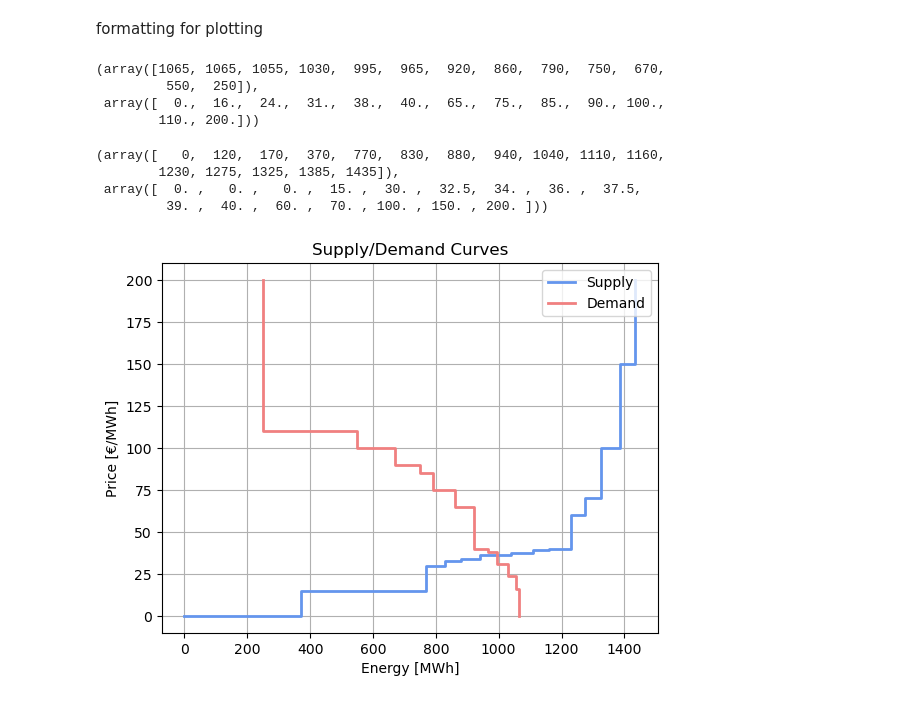
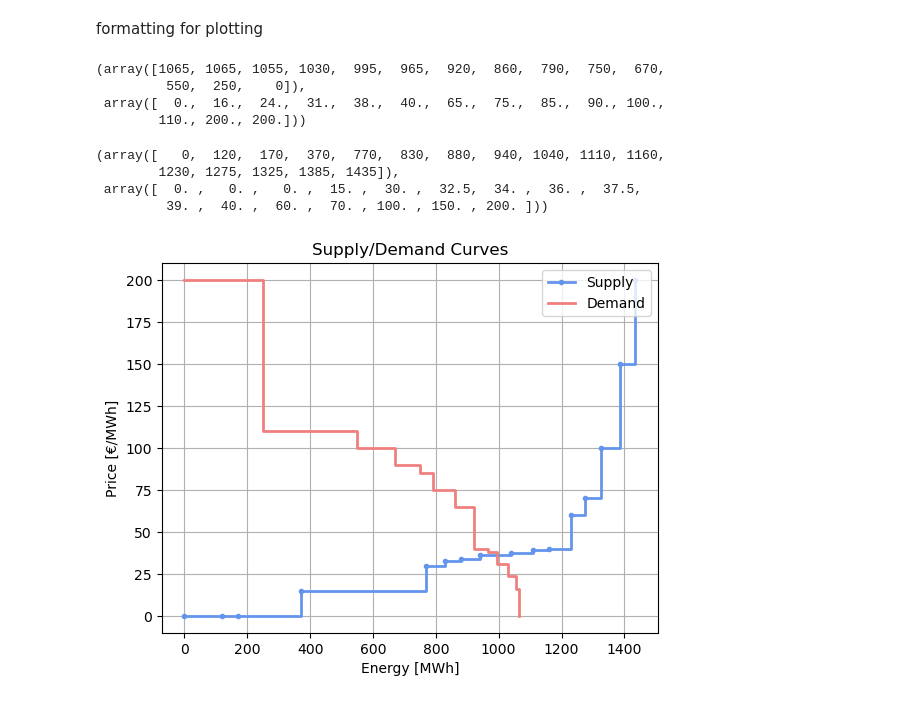
Before and after one commit to damiskov/market-clearing-price, a Jupyter notebook: code/visualise.ipynb, the cells around one changed output. Cells and saved outputs as stored; diff of their text form; code cells hidden in the pictures.

Commit message:
fixed small issue in supply/demand plot

```diff
--- a/code/visualise.ipynb
+++ b/code/visualise.ipynb
@@ -56,15 +56,17 @@ price_supply, price_demand = df_supply['Price'].to_numpy(), df_demand['Price'].t
 formatting for plotting
 # %%
 x_demand = np.cumsum(quantity_demand)[::-1]
-x_demand = np.append(x_demand[0], x_demand)
+x_demand = np.append(np.array(x_demand[0]), x_demand)
+x_demand = np.append(x_demand, np.array([0]))
 y_demand = price_demand[::-1]
 y_demand = np.append(np.array([0]), y_demand)
+y_demand = np.append(y_demand, np.array(y_demand[-1]))
 x_demand, y_demand
 # %% [output]
 (array([1065, 1065, 1055, 1030,  995,  965,  920,  860,  790,  750,  670,
-         550,  250]),
+         550,  250,    0]),
  array([  0.,  16.,  24.,  31.,  38.,  40.,  65.,  75.,  85.,  90., 100.,
-        110., 200.]))
+        110., 200., 200.]))
 # %%
 x_supply = np.cumsum(quantity_supply)
 x_supply = np.append(np.array([0]), x_supply)
@@ -78,19 +80,19 @@ x_supply, y_supply
 # %%
 # Create the step plot
 fig, ax = plt.subplots()
 fig.figsize=(10, 6)
 
-ax.step(x_supply, y_supply, where='post', label='Supply', color='cornflowerblue', linewidth=2)
+ax.step(x_supply, y_supply, where='post', label='Supply', color='cornflowerblue', linewidth=2, marker='.')
 ax.step(x_demand, y_demand, where='post', label='Demand', color='lightcoral', linewidth=2)
 
 # labels and title
 ax.set_xlabel('Energy [MWh]')
 ax.set_ylabel('Price [€/MWh]')
 ax.set_title('Supply/Demand Curves')
 ax.grid(True)
 ax.legend(loc='upper right')
 
 # Show the plot
 plt.show()
 # %% [output]
-[figure, old version]
+[figure, new version]
```
Also changed, not shown: 1 other file.
